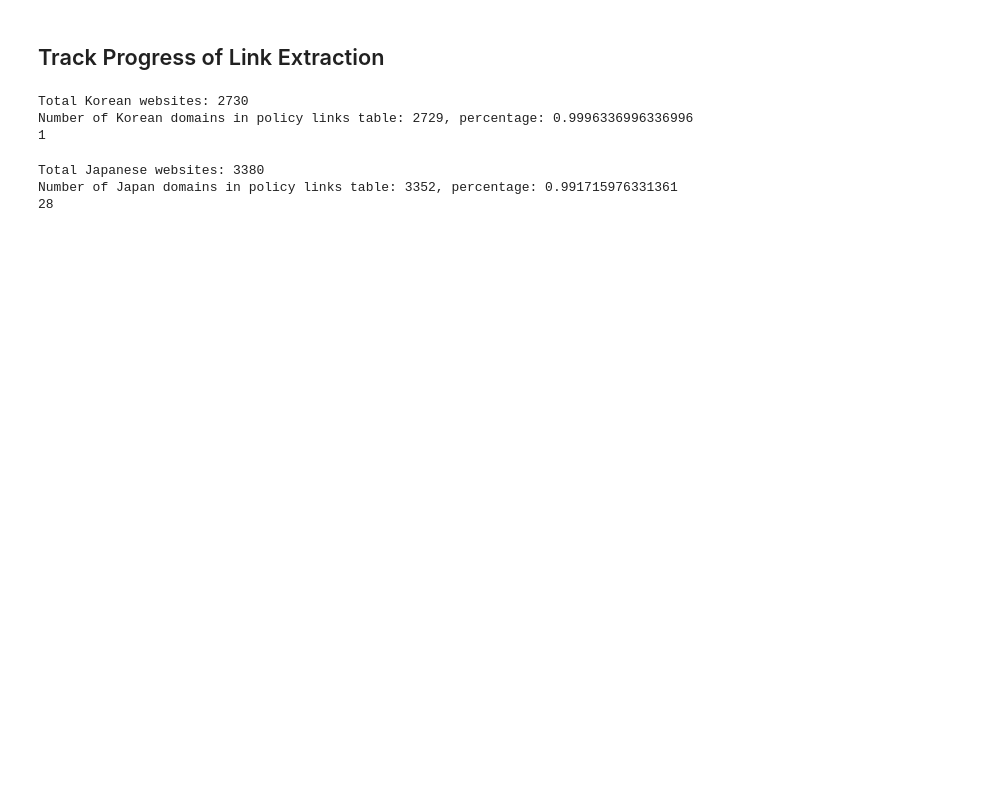
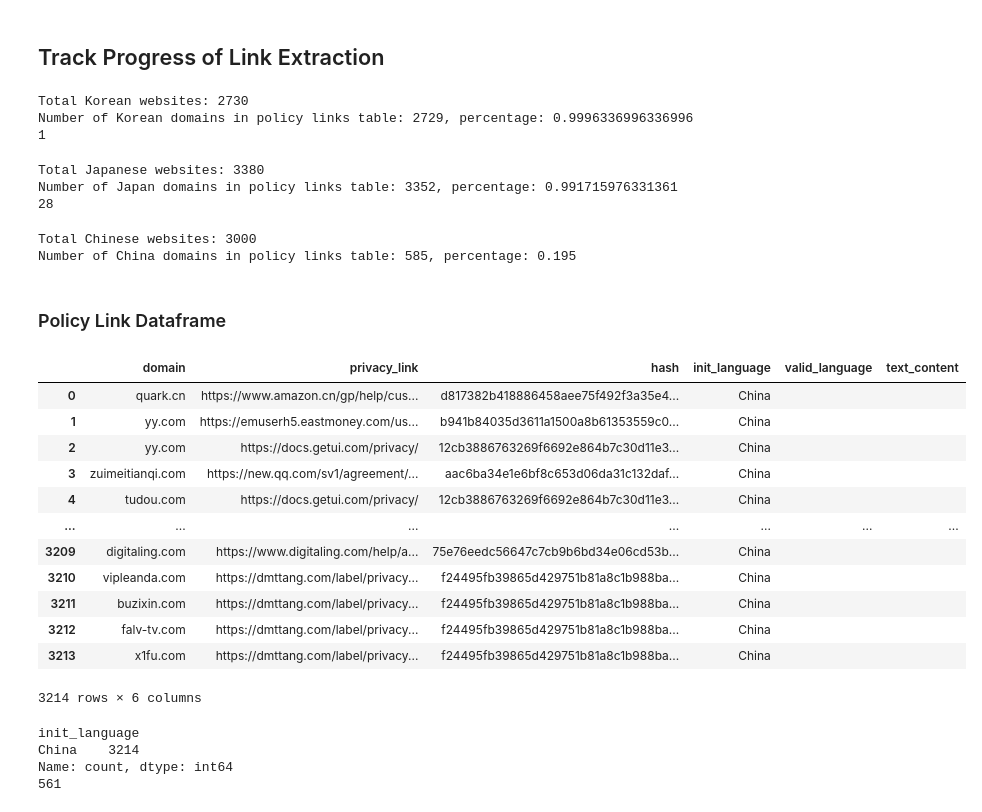
Before and after one commit to Pknakamura/MultiLangPolicyScanner_JPTokenization, a Jupyter notebook: crawler/crawl.ipynb, the cells around one changed output. Cells and saved outputs as stored; diff of their text form; code cells hidden in the pictures; blank space fills up the shorter version.

```diff
--- a/crawler/crawl.ipynb
+++ b/crawler/crawl.ipynb
@@ -1366,7 +1367,7 @@ Total Japanese websites: 3380
 Number of Japan domains in policy links table: 3352, percentage: 0.991715976331361
 28
 # %%
-db = TinyDB('websites_by_language.json')
+db = TinyDB('websites_by_language2.json')
 websites_table = db.table('websites')
 Website = Query()
 
@@ -1384,7 +1385,12 @@ print(f"Number of China domains in policy links table: {len(set(existing_policy_
 
 remaining_websites = []
 
-for each_website in all_japanese_websites:
-    if each_website not in existing_policy_links:
-        remaining_websites.append(each_website)
-print(len(remaining_websites))
+# for each_website in all_japanese_websites:
+#     if each_website not in existing_policy_links:
+#         remaining_websites.append(each_website)
+# print(len(remaining_websites))
+# %% [output]
+Total Chinese websites: 3000
+Number of China domains in policy links table: 585, percentage: 0.195
+# %% [markdown]
+### Policy Link Dataframe
@@ -1390,0 +1400,55 @@ print(len(remaining_websites))
+# %%
+
+chinese_privacy_links_df = pd.DataFrame(columns=["domain", "privacy_link", "hash", "init_language", "valid_language", "text_content"])
+# %%
+db = TinyDB('websites_by_language.json')
+db2 = TinyDB('websites_by_language2.json')
+
+Website = Query()
+
+policy_links_table = db.table('policy_links')
+policy_links_table2 = db.table('policy_links')
+# filter where country is China
+existing_policy_links = policy_links_table.search(Query().country == "China")
+existing_policy_links2 = policy_links_table2.search(Query().country == "China")
+
+
+for domain in existing_policy_links:
+    privacy_links = []
+    for link in domain['all_links']:
+        if "privacy" in link or "policy" in link or "cookies" in link or "gdpr" in link or "security" in link or "legal" in link or "agreement" in link:
+            hash = hashlib.sha256(link.encode()).hexdigest()
+            chinese_privacy_links_df = chinese_privacy_links_df._append({"domain": domain['domain'], "privacy_link": link, "hash": hash, "init_language": domain['country'], "valid_language": "", "text_content": ""}, ignore_index=True)
+
+
+for domain in existing_policy_links2:
+    privacy_links = []
+    for link in domain['all_links']:
+        if "privacy" in link or "policy" in link or "cookies" in link or "gdpr" in link or "security" in link or "legal" in link or "agreement" in link:
+            hash = hashlib.sha256(link.encode()).hexdigest()
+            chinese_privacy_links_df = chinese_privacy_links_df._append({"domain": domain['domain'], "privacy_link": link, "hash": hash, "init_language": domain['country'], "valid_language": "", "text_content": ""}, ignore_index=True)
+# %%
+chinese_privacy_links_df
+# %% [output]
+|  | domain | privacy_link | hash | init_language | valid_language | text_content |
+| 0 | quark.cn | https://www.amazon.cn/gp/help/cus... | d817382b418886458aee75f492f3a35e4... | China |  |  |
+| 1 | yy.com | https://emuserh5.eastmoney.com/us... | b941b84035d3611a1500a8b61353559c0... | China |  |  |
+| 2 | yy.com | https://docs.getui.com/privacy/ | 12cb3886763269f6692e864b7c30d11e3... | China |  |  |
+| 3 | zuimeitianqi.com | https://new.qq.com/sv1/agreement/... | aac6ba34e1e6bf8c653d06da31c132daf... | China |  |  |
+| 4 | tudou.com | https://docs.getui.com/privacy/ | 12cb3886763269f6692e864b7c30d11e3... | China |  |  |
+| ... | ... | ... | ... | ... | ... | ... |
+| 3209 | digitaling.com | https://www.digitaling.com/help/a... | 75e76eedc56647c7cb9b6bd34e06cd53b... | China |  |  |
+| 3210 | vipleanda.com | https://dmttang.com/label/privacy... | f24495fb39865d429751b81a8c1b988ba... | China |  |  |
+| 3211 | buzixin.com | https://dmttang.com/label/privacy... | f24495fb39865d429751b81a8c1b988ba... | China |  |  |
+| 3212 | falv-tv.com | https://dmttang.com/label/privacy... | f24495fb39865d429751b81a8c1b988ba... | China |  |  |
+| 3213 | x1fu.com | https://dmttang.com/label/privacy... | f24495fb39865d429751b81a8c1b988ba... | China |  |  |
+3214 rows × 6 columns
+# %%
+print(chinese_privacy_links_df['init_language'].value_counts())
+
+print(len(chinese_privacy_links_df['domain'].unique()))
+# %% [output]
+init_language
+China    3214
+Name: count, dtype: int64
+561
```
Also changed, not shown: parts of 14 cells of this notebook, 4 other files.
